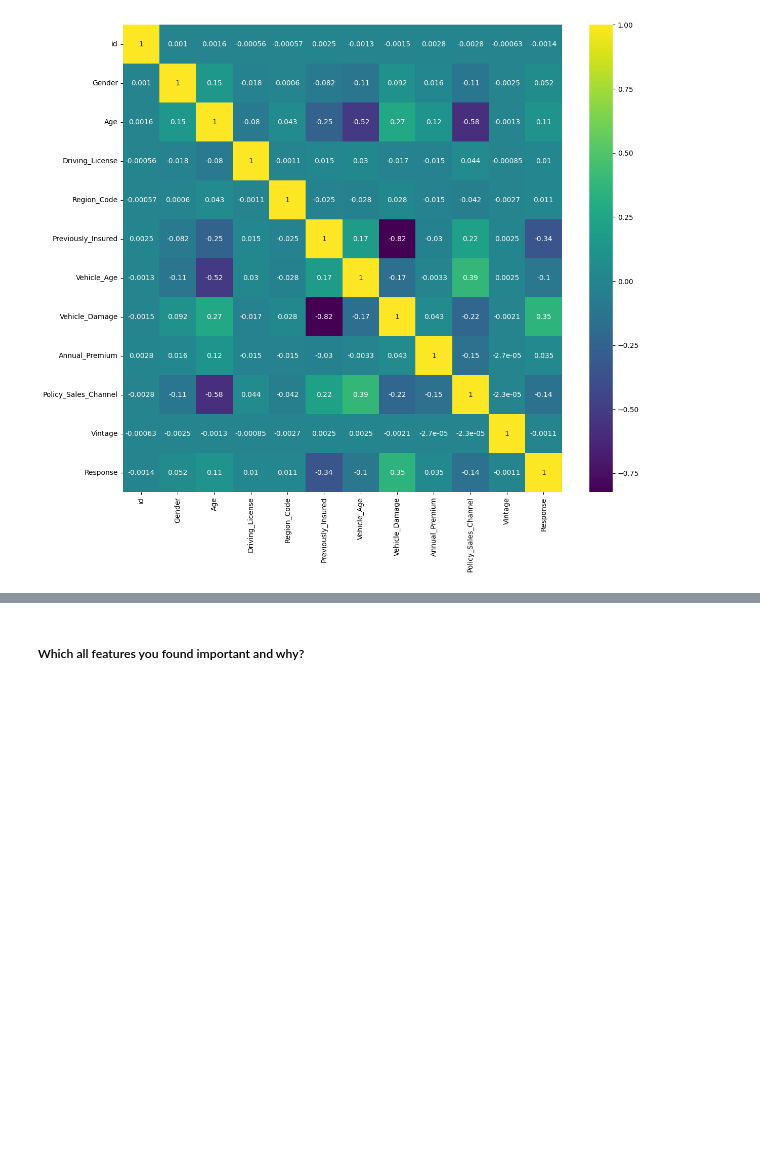
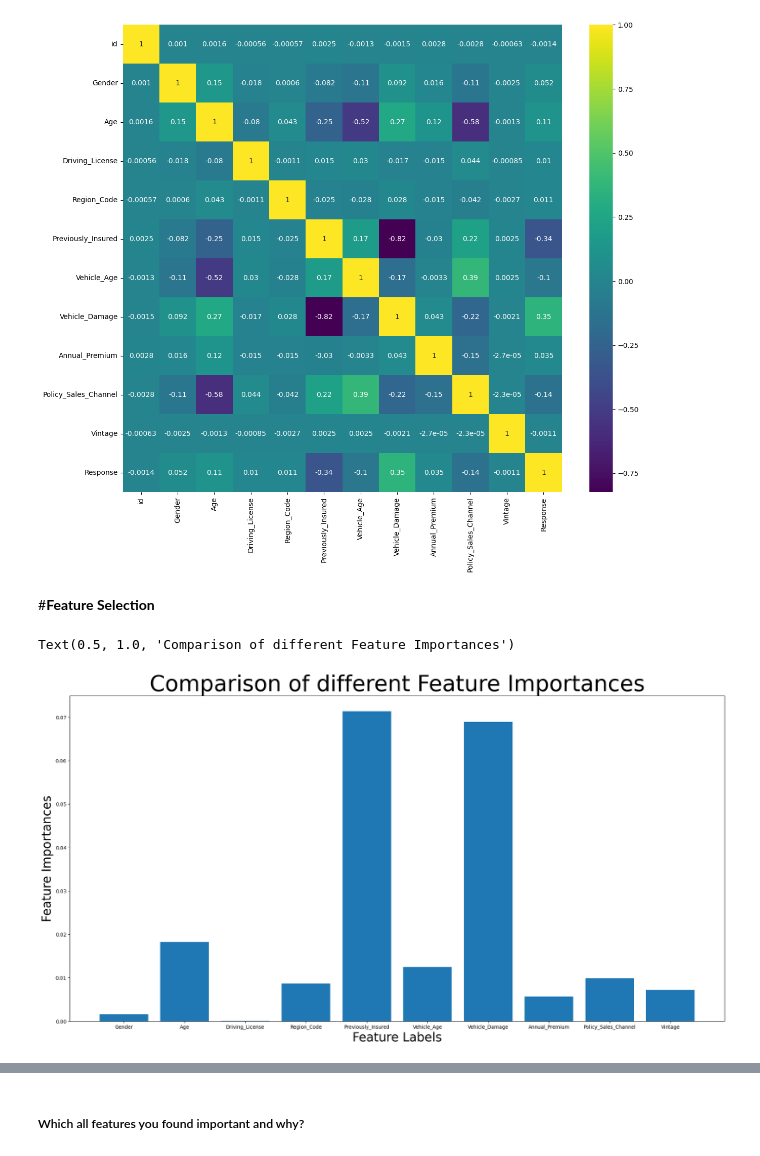
Before and after one commit to Kalpesh-Nandedkar/HEALTH-INSURANCE-CROSS-SELL-PREDICTION, a Jupyter notebook: HEALTH_INSURANCE_CROSS_SELL_PREDICTION.ipynb, the cells around one changed output, grey strips where cells are left out. Saved outputs shown, nothing was run; the diff lists cells and outputs as text; code cells hidden in the pictures; blank space fills up the shorter version.

```diff
--- a/HEALTH_INSURANCE_CROSS_SELL_PREDICTION.ipynb
+++ b/HEALTH_INSURANCE_CROSS_SELL_PREDICTION.ipynb
@@ -1036,3 +1087,30 @@ sns.heatmap(df.corr(), annot = True,  cmap = 'viridis')
 plt.show()
 # %% [output]
 [figure]
+# %% [markdown]
+#**Feature Selection**
+# %%
+# Building the model
+from sklearn.ensemble import ExtraTreesClassifier
+extra_tree_forest = ExtraTreesClassifier(n_estimators = 5,criterion ='entropy', max_features = 2)
+a = df.drop(columns = ['id','Response'], axis = 1)
+b = df['Response']
+
+# Training the model
+extra_tree_forest.fit(a, b)
+
+# Computing the importance of each feature
+feature_importance = extra_tree_forest.feature_importances_
+
+# Normalizing the individual importances
+feature_importance_normalized = np.std( [ tree.feature_importances_ for tree in extra_tree_forest.estimators_ ] , axis = 0)
+
+# Plotting a Bar Graph to compare the models
+plt.figure(figsize = (24,12))
+plt.bar(a.columns, feature_importance_normalized)
+plt.xlabel('Feature Labels' , fontsize = 25)
+plt.ylabel('Feature Importances' , fontsize = 25)
+plt.title('Comparison of different Feature Importances' , fontsize = 45)
+# %% [output]
+Text(0.5, 1.0, 'Comparison of different Feature Importances')
+[figure, added]
```
Also changed, not shown: parts of 52 cells of this notebook.
